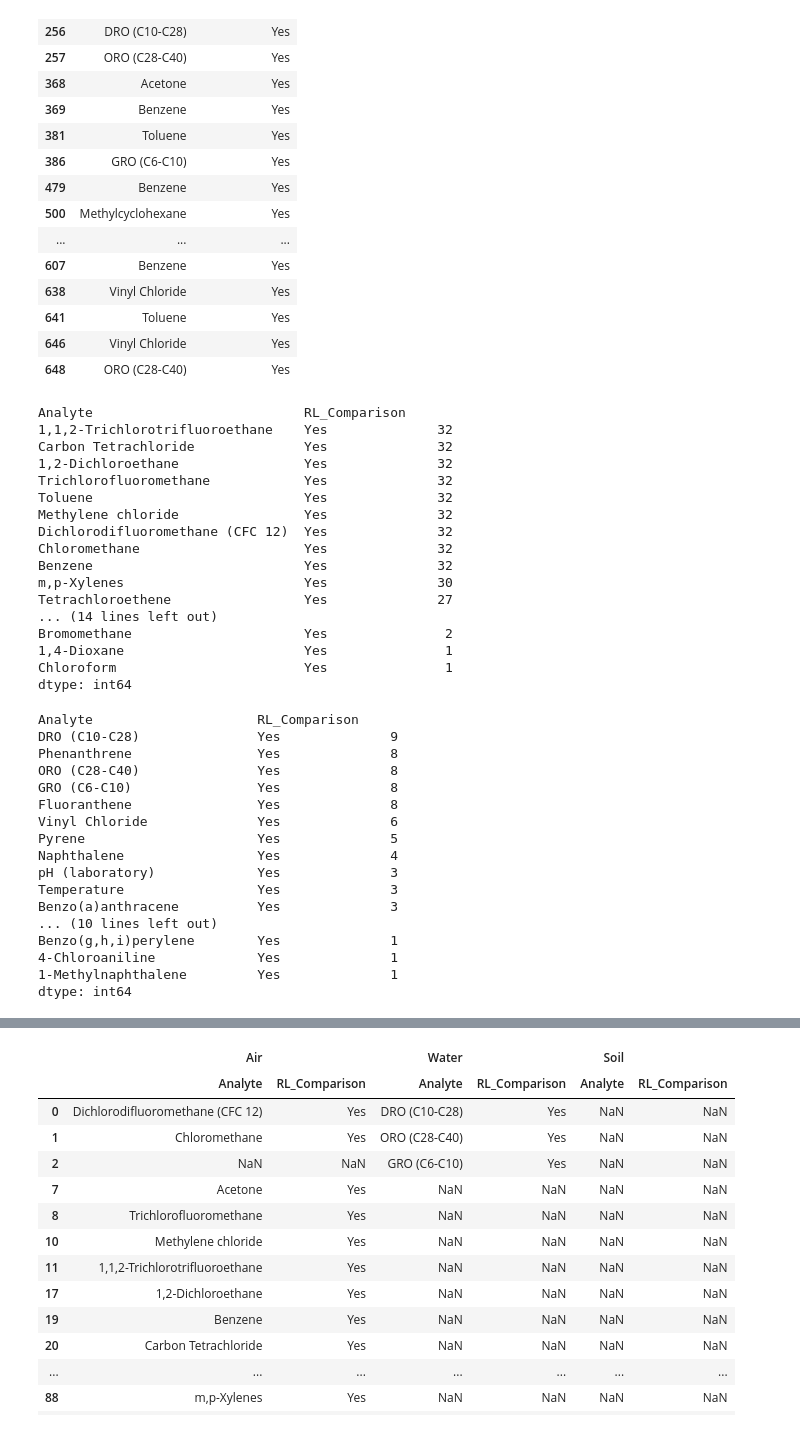
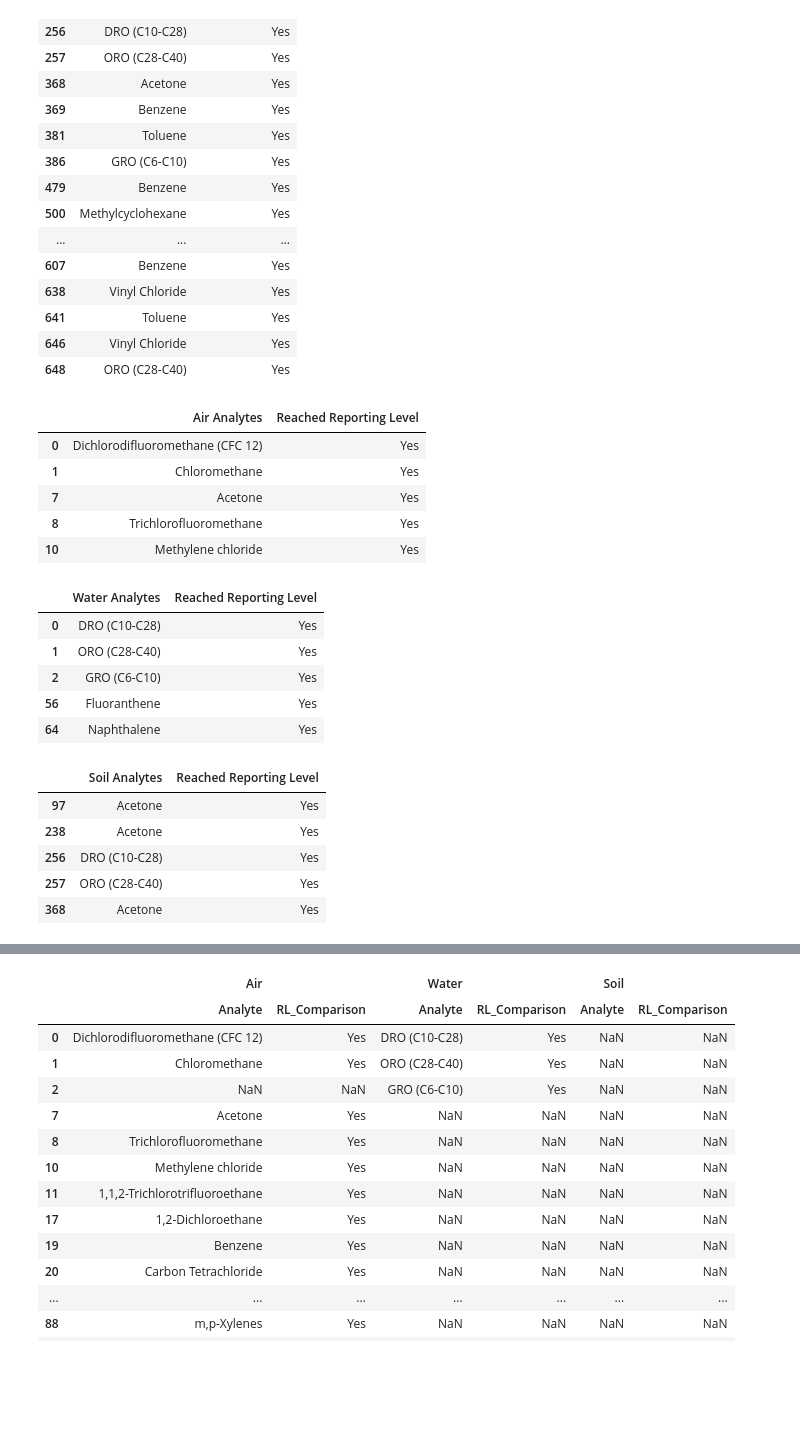
Before and after one commit to silvanoross/Ohio_and_World_Health, a Jupyter notebook: air_water_soil.ipynb, the cells around one changed output, grey strips where cells are left out. Drawn from its saved outputs; the diff is of its cells as text; code cells hidden in the pictures; blank space fills up the shorter version.

Commit message:
updated column names

```diff
--- a/air_water_soil.ipynb
+++ b/air_water_soil.ipynb
@@ -134,44 +134,40 @@ display(soil_analyte_df.head(20))
 | 641 | Toluene | Yes |
 | 646 | Vinyl Chloride | Yes |
 | 648 | ORO (C28-C40) | Yes |
+# %%
+# Rename columns for understanding
+air_columns = ['Air Analytes', 'Reached Reporting Level']
+water_columns = ['Water Analytes', 'Reached Reporting Level']
+soil_columns = ['Soil Analytes', 'Reached Reporting Level']
+
+air_analyte_df.columns = air_columns
+water_analyte_df.columns = water_columns
+soil_analyte_df.columns = soil_columns
+
+display(air_analyte_df.head())
+display(water_analyte_df.head())
+display(soil_analyte_df.head())
+# %% [output]
+|  | Air Analytes | Reached Reporting Level |
+| 0 | Dichlorodifluoromethane (CFC 12) | Yes |
+| 1 | Chloromethane | Yes |
+| 7 | Acetone | Yes |
+| 8 | Trichlorofluoromethane | Yes |
+| 10 | Methylene chloride | Yes |
+|  | Water Analytes | Reached Reporting Level |
+| 0 | DRO (C10-C28) | Yes |
+| 1 | ORO (C28-C40) | Yes |
+| 2 | GRO (C6-C10) | Yes |
+| 56 | Fluoranthene | Yes |
+| 64 | Naphthalene | Yes |
+|  | Soil Analytes | Reached Reporting Level |
+| 97 | Acetone | Yes |
+| 238 | Acetone | Yes |
+| 256 | DRO (C10-C28) | Yes |
+| 257 | ORO (C28-C40) | Yes |
+| 368 | Acetone | Yes |
 # %%
 # display value counts
-air_analyte_df.value_counts()
+air_values = air_analyte_df.value_counts()
+water_values = water_analyte_df.value_counts()
+soil_values = soil_analyte_df.value_counts()
-# %% [output]
-Analyte                           RL_Comparison
-1,1,2-Trichlorotrifluoroethane    Yes              32
-Carbon Tetrachloride              Yes              32
-1,2-Dichloroethane                Yes              32
-Trichlorofluoromethane            Yes              32
-Toluene                           Yes              32
-Methylene chloride                Yes              32
-Dichlorodifluoromethane (CFC 12)  Yes              32
-Chloromethane                     Yes              32
-Benzene                           Yes              32
-m,p-Xylenes                       Yes              30
-Tetrachloroethene                 Yes              27
-... (14 lines left out)
-Bromomethane                      Yes               2
-1,4-Dioxane                       Yes               1
-Chloroform                        Yes               1
-dtype: int64
-# %%
-water_analyte_df.value_counts()
-# %% [output]
-Analyte                     RL_Comparison
-DRO (C10-C28)               Yes              9
-Phenanthrene                Yes              8
-ORO (C28-C40)               Yes              8
-GRO (C6-C10)                Yes              8
-Fluoranthene                Yes              8
-Vinyl Chloride              Yes              6
-Pyrene                      Yes              5
-Naphthalene                 Yes              4
-pH (laboratory)             Yes              3
-Temperature                 Yes              3
-Benzo(a)anthracene          Yes              3
-... (10 lines left out)
-Benzo(g,h,i)perylene        Yes              1
-4-Chloroaniline             Yes              1
-1-Methylnaphthalene         Yes              1
-dtype: int64
```
Also changed, not shown: parts of 4 cells of this notebook.
